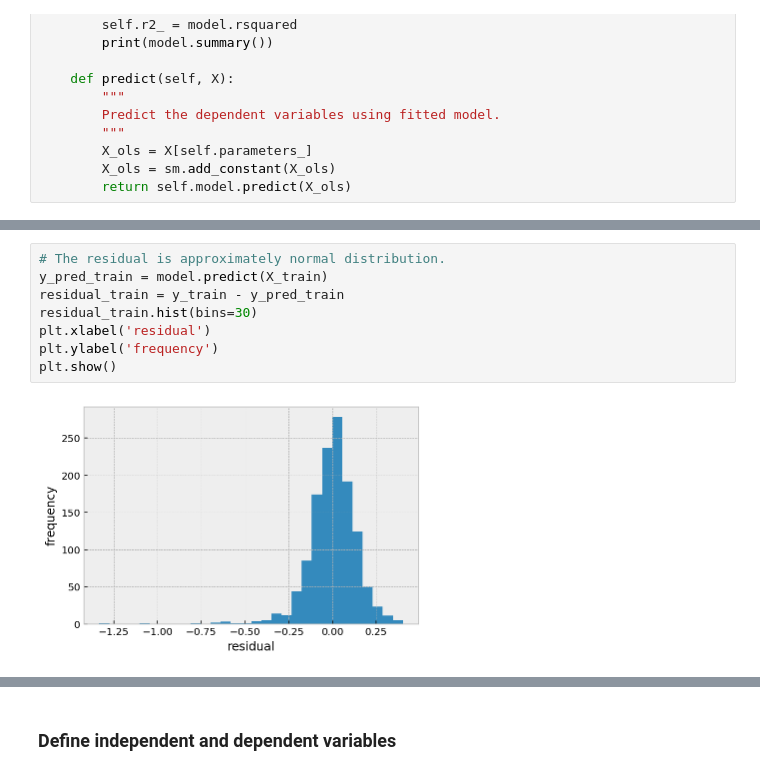
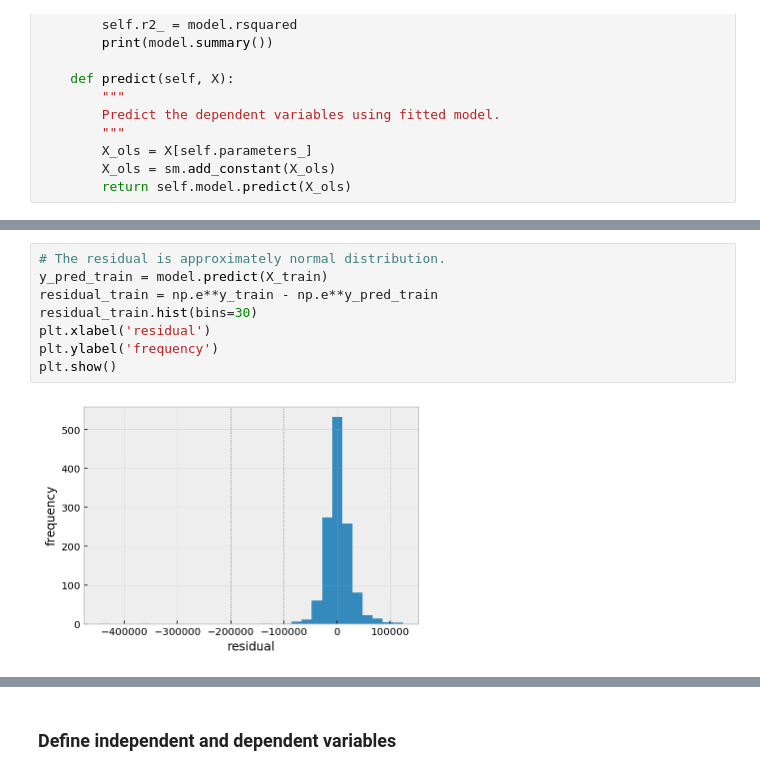
Before and after one commit to ppeyliang/ML-Ames-housing, a Jupyter notebook: project-03-starter.ipynb, the cells around one changed output, grey strips where cells are left out. Saved outputs shown, nothing was run; the diff lists cells and outputs as text.

Commit message:
update residual function

```diff
--- a/project-03-starter.ipynb
+++ b/project-03-starter.ipynb
@@ -438,12 +438,12 @@ strong multicollinearity or other numerical problems.
 # %%
 # The residual is approximately normal distribution.
 y_pred_train = model.predict(X_train)
-residual_train = y_train - y_pred_train
+residual_train = np.e**y_train - np.e**y_pred_train
 residual_train.hist(bins=30)
 plt.xlabel('residual')
 plt.ylabel('frequency')
 plt.show()
 # %% [output]
-[figure, old version]
+[figure, new version]
 # %%
 y_pred_test = model.predict(X_test)
```
Also changed, not shown: parts of 11 cells of this notebook.
